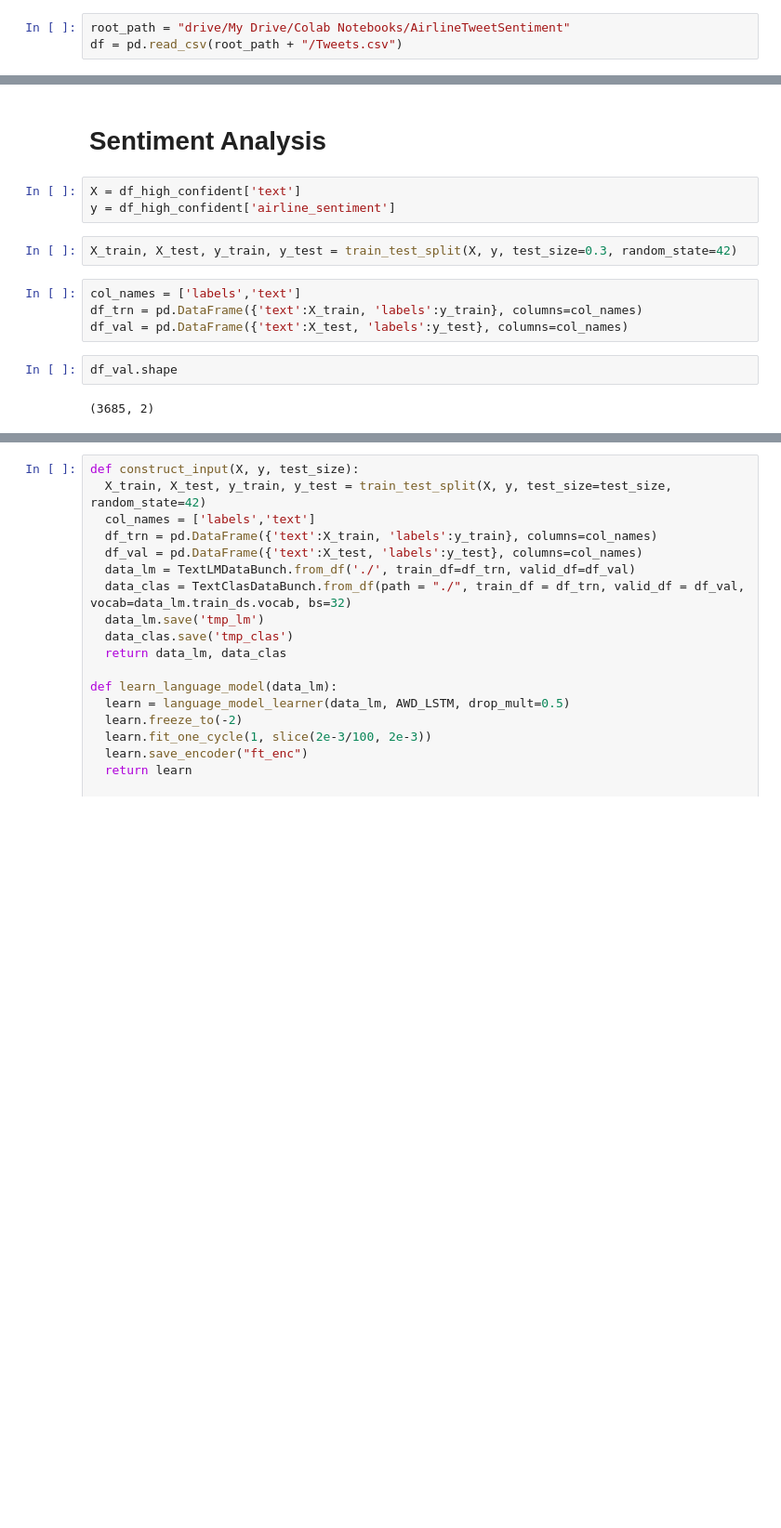
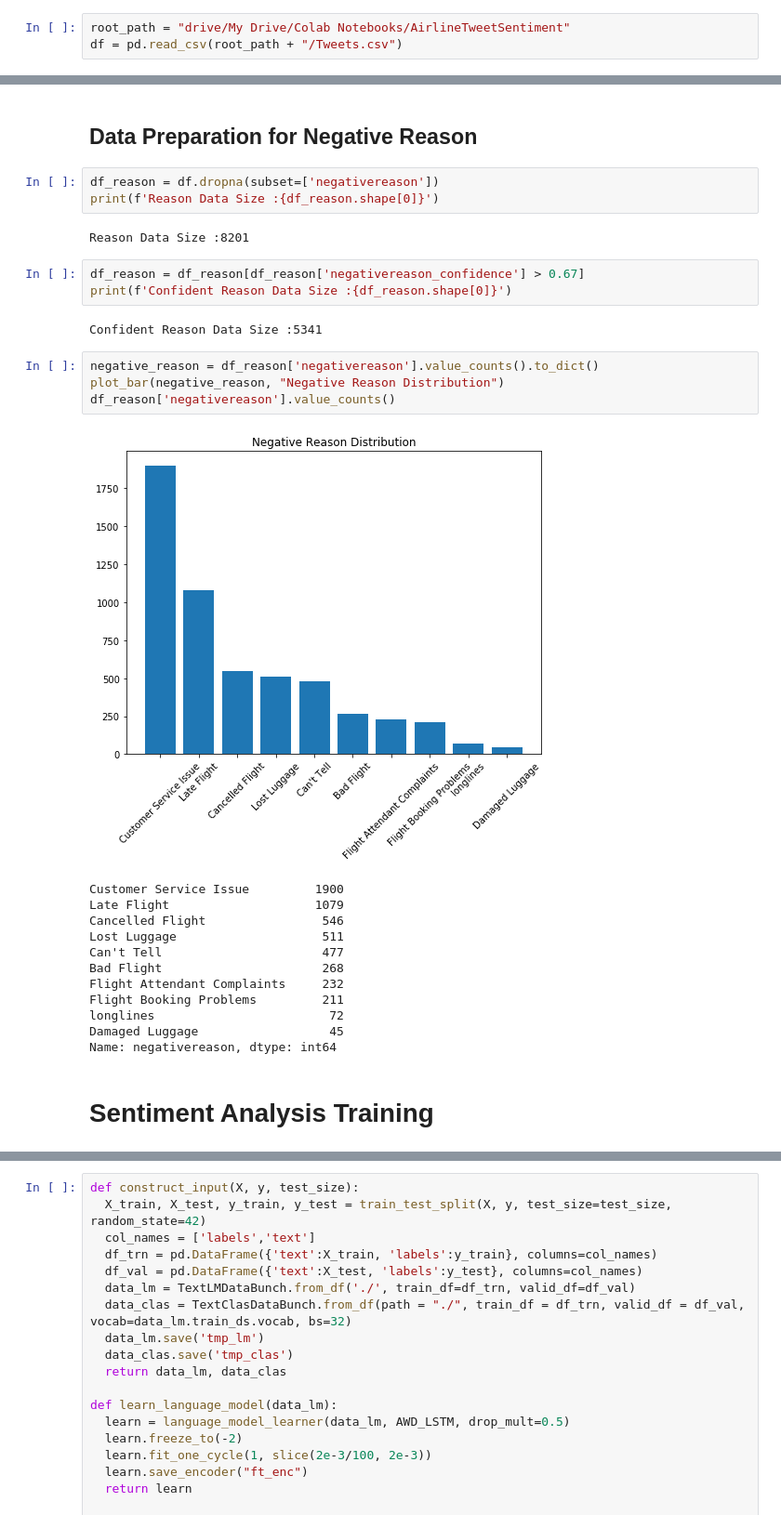
Before and after one commit to weiweitoo/airline-twitter-sentiment, a Jupyter notebook: model.ipynb, the cells around one changed output, grey strips where cells are left out. Shown at 93% size. Drawn from its saved outputs; the diff is of its cells as text; blank space fills up the shorter version.

```diff
--- a/model.ipynb
+++ b/model.ipynb
@@ -41,15 +78,31 @@ print(df['airline_sentiment'].unique())
+# %% [markdown]
+## Data Preparation for Negative Reason
+# %%
+df_reason = df.dropna(subset=['negativereason'])
+print(f'Reason Data Size :{df_reason.shape[0]}')
+# %% [output]
+Reason Data Size :8201
+# %%
+df_reason = df_reason[df_reason['negativereason_confidence'] > 0.67]
+print(f'Confident Reason Data Size :{df_reason.shape[0]}')
+# %% [output]
+Confident Reason Data Size :5341
+# %%
+negative_reason = df_reason['negativereason'].value_counts().to_dict()
+plot_bar(negative_reason, "Negative Reason Distribution")
+df_reason['negativereason'].value_counts()
+# %% [output]
+[figure, added]
+Customer Service Issue         1900
+Late Flight                    1079
+Cancelled Flight                546
+Lost Luggage                    511
+Can't Tell                      477
+Bad Flight                      268
+Flight Attendant Complaints     232
+Flight Booking Problems         211
+longlines                        72
+Damaged Luggage                  45
+Name: negativereason, dtype: int64
 # %% [markdown]
-# Sentiment Analysis
+# Sentiment Analysis Training
-# %%
-X = df_high_confident['text']
-y = df_high_confident['airline_sentiment']
-# %%
-X_train, X_test, y_train, y_test = train_test_split(X, y, test_size=0.3, random_state=42)
-# %%
-col_names = ['labels','text']
-df_trn = pd.DataFrame({'text':X_train, 'labels':y_train}, columns=col_names)
-df_val = pd.DataFrame({'text':X_test, 'labels':y_test}, columns=col_names)
-# %%
-df_val.shape
-# %% [output]
-(3685, 2)
```
Also changed, not shown: parts of 28 cells of this notebook.
